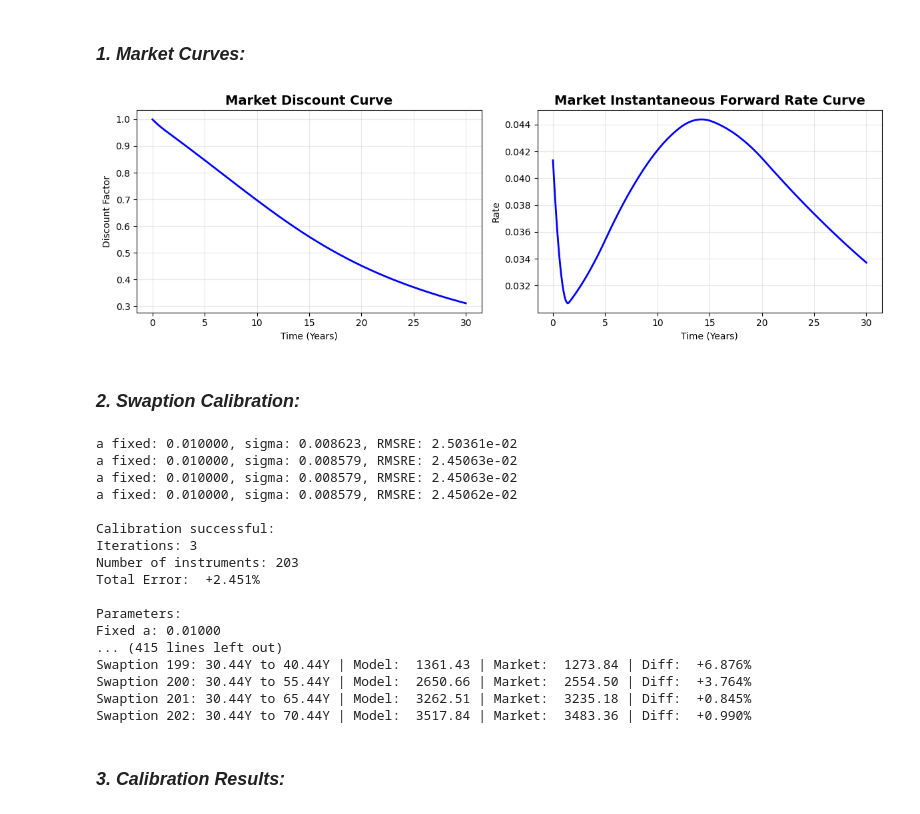
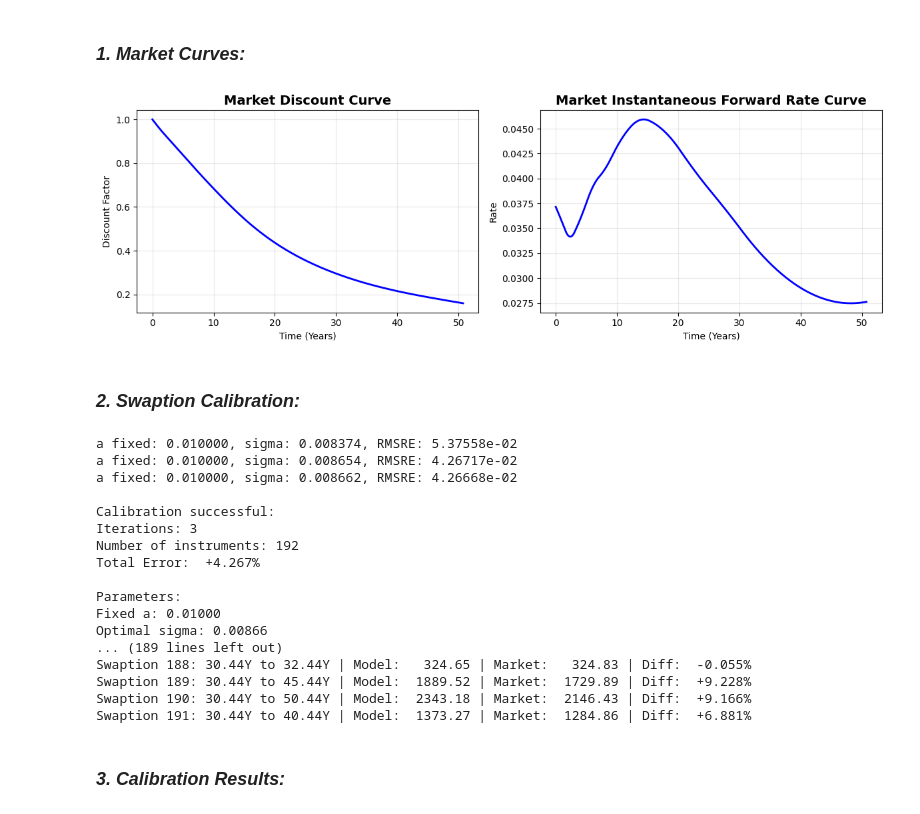
Before and after one commit to MarchesiQuant/Hull-White-Pricer, a Jupyter notebook: example.ipynb, the cells around one changed output. Drawn from its saved outputs; the diff is of its cells as text; code cells hidden in the pictures.

Commit message:
Uploaded March26 calibration data

```diff
--- a/example.ipynb
+++ b/example.ipynb
@@ -15,32 +16,32 @@ currency = 'EUR'
 ### ***1. Market Curves:***
 # %%
 # Discount curve data
-file = f'Calibration_Templates\SWPN_Calibration_Template_30092025_{currency}.xlsx'
+file = fr'Calibration_Templates\SWPN_Calibration_Template_{date}_{currency}.xlsx'
 
 input_curve = pd.read_excel(file, sheet_name ='Curve')
 time = input_curve['Year_Frac']
 disc_rate = input_curve['Discount_Factor']
-curve = Curve(time, disc_rate)
+curve = Curve(time, disc_rate, smooth=1e-7)
 
 # Market Curves Plot
-t = np.linspace(0.01, 30, 300)
+t = np.linspace(time.values[0], time.values[-1], 1000)
 fig, axes = plt.subplots(1, 2, figsize=(12, 4))
 
 axes[0].plot(t, curve.discount(t), 'b-', linewidth=2)
 axes[0].set_title('Market Discount Curve', fontsize=14, fontweight='bold')
 axes[0].set_xlabel('Time (Years)', fontsize=10)
 axes[0].set_ylabel('Discount Factor', fontsize=10)
 axes[0].grid(alpha=0.3)
 
 axes[1].plot(t, curve.inst_forward_rate(t), 'b-', linewidth=2)
 axes[1].set_title('Market Instantaneous Forward Rate Curve', fontsize=14, fontweight='bold')
 axes[1].set_xlabel('Time (Years)', fontsize=10)
 axes[1].set_ylabel('Rate', fontsize=10)
 axes[1].grid(alpha=0.3)
 
 plt.tight_layout()
 # %% [output]
-[figure, old version]
+[figure, new version]
 # %% [markdown]
 ### ***2. Swaption Calibration:***
 # %%
@@ -54,28 +55,32 @@ market_prices = {
     'Notional': df['Notional'].tolist(),
     'Dates': df['Payment_Dates'].tolist()}
 
+# Exclude instruments with payment dates beyond the curve's time horizon
+valid_idx = [i for i, d in enumerate(market_prices['Dates']) if len(d) > 0 and d[-1] <= time.values[-1]]
+market_prices = {k: [v[i] for i in valid_idx] for k, v in market_prices.items()}
+
 # Initialize pricer and calibrator, and calibrate to market
 pricer = HullWhitePricer(curve)
 calibrator = HullWhiteCalibrator(pricer, market_prices, calibrate_to = 'Swaptions', a_fixed = 0.01)
-result = calibrator.calibrate(init_sigma = 0.009)
+result = calibrator.calibrate(init_sigma = 0.01)
 # %% [output]
-a fixed: 0.010000, sigma: 0.008623, RMSRE: 2.50361e-02
-a fixed: 0.010000, sigma: 0.008579, RMSRE: 2.45063e-02
-a fixed: 0.010000, sigma: 0.008579, RMSRE: 2.45063e-02
-a fixed: 0.010000, sigma: 0.008579, RMSRE: 2.45062e-02
+a fixed: 0.010000, sigma: 0.008374, RMSRE: 5.37558e-02
+a fixed: 0.010000, sigma: 0.008654, RMSRE: 4.26717e-02
+a fixed: 0.010000, sigma: 0.008662, RMSRE: 4.26668e-02
 
 Calibration successful:
 Iterations: 3
-Number of instruments: 203
-Total Error:  +2.451%
+Number of instruments: 192
+Total Error:  +4.267%
 
 Parameters:
 Fixed a: 0.01000
-... (415 lines left out)
-Swaption 199: 30.44Y to 40.44Y | Model:  1361.43 | Market:  1273.84 | Diff:  +6.876%
-Swaption 200: 30.44Y to 55.44Y | Model:  2650.66 | Market:  2554.50 | Diff:  +3.764%
-Swaption 201: 30.44Y to 65.44Y | Model:  3262.51 | Market:  3235.18 | Diff:  +0.845%
-Swaption 202: 30.44Y to 70.44Y | Model:  3517.84 | Market:  3483.36 | Diff:  +0.990%
+Optimal sigma: 0.00866
+... (189 lines left out)
+Swaption 188: 30.44Y to 32.44Y | Model:   324.65 | Market:   324.83 | Diff:  -0.055%
+Swaption 189: 30.44Y to 45.44Y | Model:  1889.52 | Market:  1729.89 | Diff:  +9.228%
+Swaption 190: 30.44Y to 50.44Y | Model:  2343.18 | Market:  2146.43 | Diff:  +9.166%
+Swaption 191: 30.44Y to 40.44Y | Model:  1373.27 | Market:  1284.86 | Diff:  +6.881%
 # %% [markdown]
 ### ***3. Calibration Results:***
 # %%
```
Also changed, not shown: parts of 11 cells of this notebook, 8 other files.
